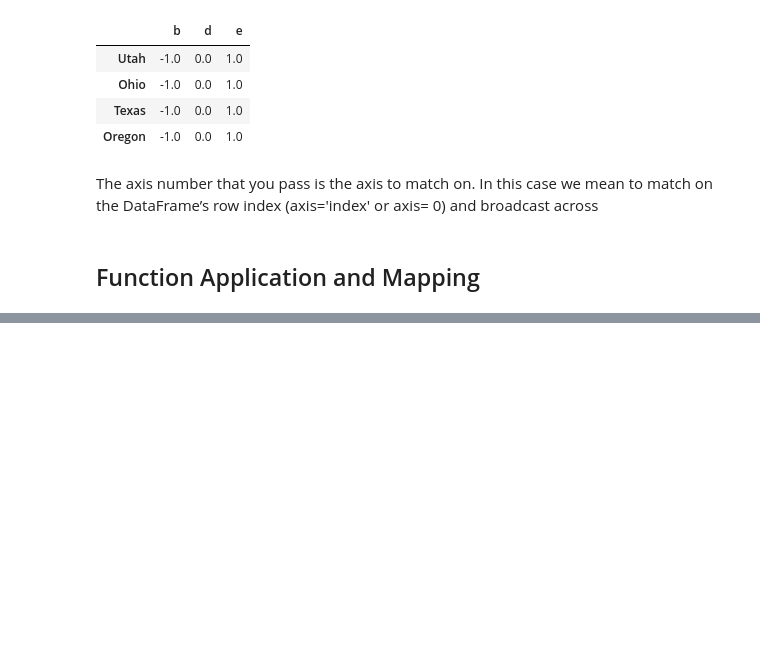
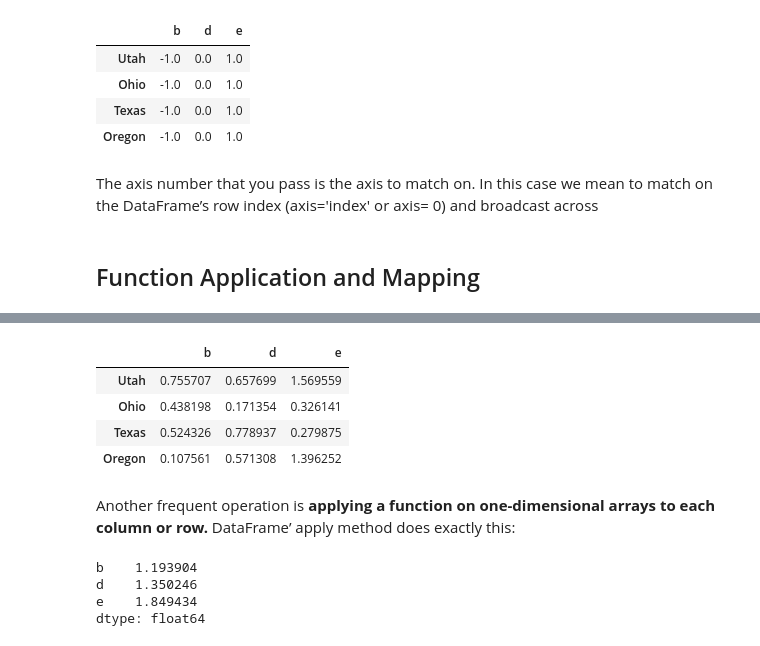
Before and after one commit to lucaslokchan/data-analysis, a Jupyter notebook: Python for Data Analysis/05_Getting_Started_with_pandas.ipynb, the cells around one changed output, grey strips where cells are left out. Drawn from its saved outputs; the diff is of its cells as text; code cells hidden in the pictures; blank space fills up the shorter version.

```diff
--- a/Python for Data Analysis/05_Getting_Started_with_pandas.ipynb
+++ b/Python for Data Analysis/05_Getting_Started_with_pandas.ipynb
@@ -1290,0 +1304,10 @@ The axis number that you pass is the axis to match on. In this case we mean to m
+# %%
+np.abs(frame)
+# %% [output]
+|  | b | d | e |
+| Utah | 0.755707 | 0.657699 | 1.569559 |
+| Ohio | 0.438198 | 0.171354 | 0.326141 |
+| Texas | 0.524326 | 0.778937 | 0.279875 |
+| Oregon | 0.107561 | 0.571308 | 1.396252 |
+# %% [markdown]
+Another frequent operation is **applying a function on one-dimensional arrays to each column or row.** DataFrame’ apply method does exactly this:
@@ -1290,0 +1316,7 @@ The axis number that you pass is the axis to match on. In this case we mean to m
+# %%
+frame.apply(f)
+# %% [output]
+b    1.193904
+d    1.350246
+e    1.849434
+dtype: float64
```
Also changed, not shown: parts of 38 cells of this notebook.
